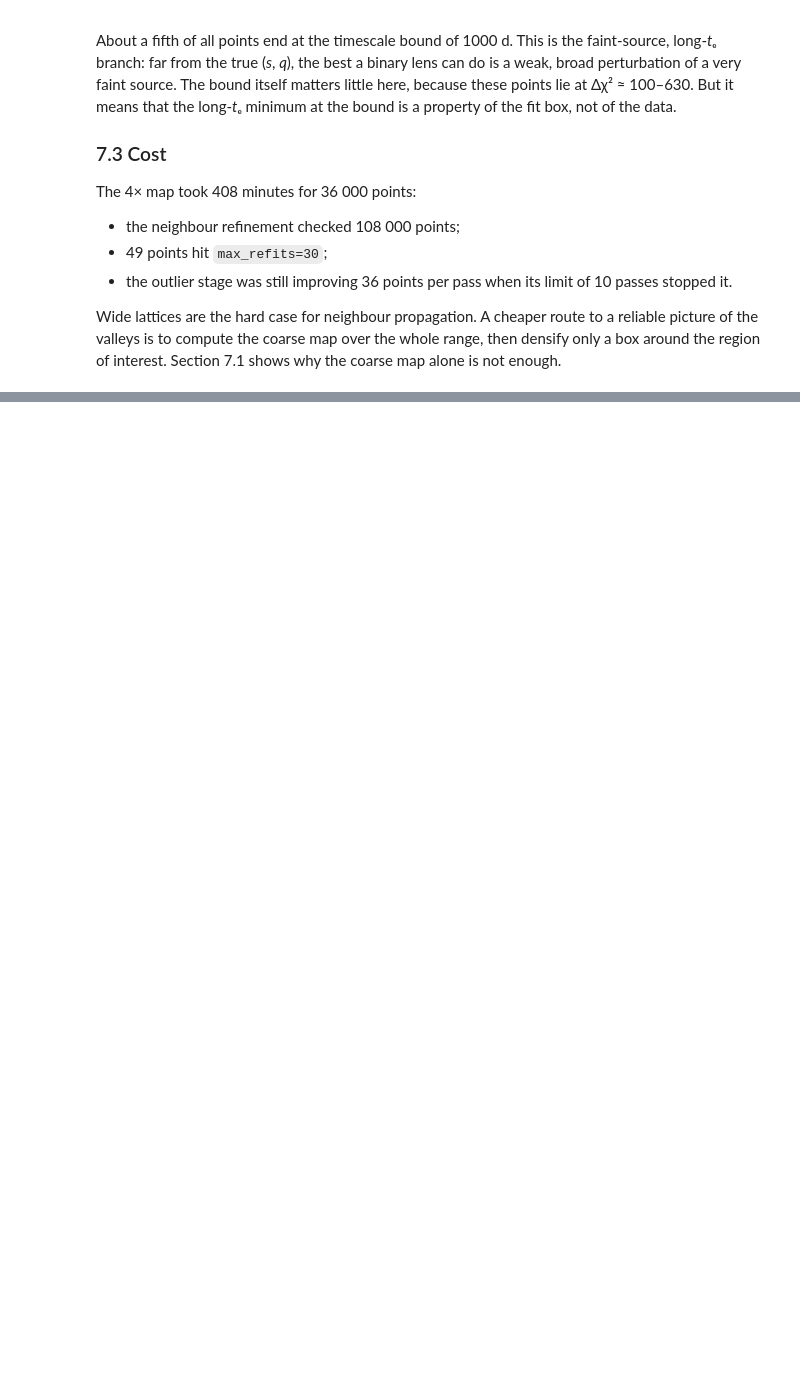
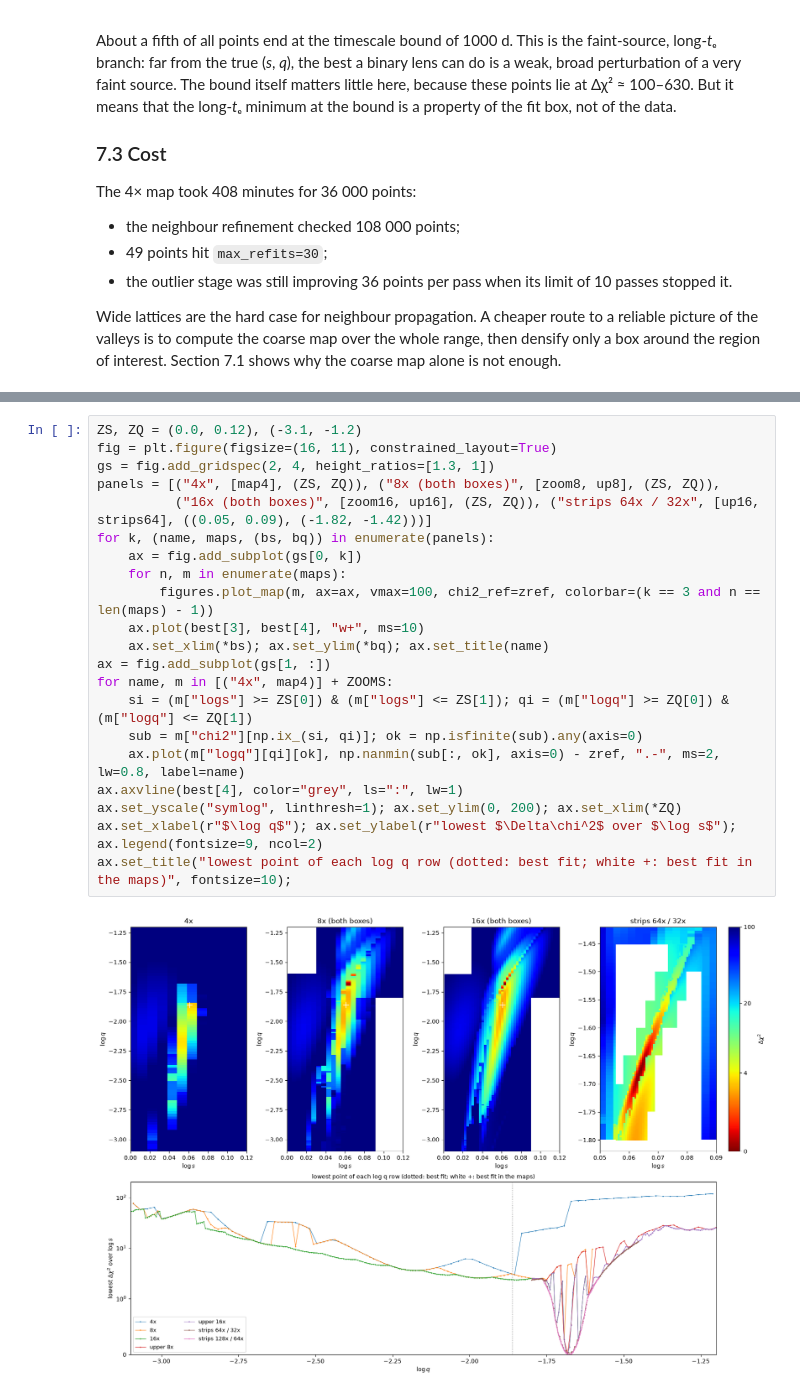
Before and after one commit to hippke/lenscape, a Jupyter notebook: notebooks/example_kb200202.ipynb, the cells around one changed output, grey strips where cells are left out. Drawn from its saved outputs; the diff is of its cells as text; blank space fills up the shorter version.

```diff
--- a/notebooks/example_kb200202.ipynb
+++ b/notebooks/example_kb200202.ipynb
@@ -389,0 +491,23 @@ why the coarse map alone is not enough.
+# %%
+ZS, ZQ = (0.0, 0.12), (-3.1, -1.2)
+fig = plt.figure(figsize=(16, 11), constrained_layout=True)
+gs = fig.add_gridspec(2, 4, height_ratios=[1.3, 1])
+panels = [("4x", [map4], (ZS, ZQ)), ("8x (both boxes)", [zoom8, up8], (ZS, ZQ)),
+          ("16x (both boxes)", [zoom16, up16], (ZS, ZQ)), ("strips 64x / 32x", [up16, strips64], ((0.05, 0.09), (-1.82, -1.42)))]
+for k, (name, maps, (bs, bq)) in enumerate(panels):
+    ax = fig.add_subplot(gs[0, k])
+    for n, m in enumerate(maps):
+        figures.plot_map(m, ax=ax, vmax=100, chi2_ref=zref, colorbar=(k == 3 and n == len(maps) - 1))
+    ax.plot(best[3], best[4], "w+", ms=10)
+    ax.set_xlim(*bs); ax.set_ylim(*bq); ax.set_title(name)
+ax = fig.add_subplot(gs[1, :])
+for name, m in [("4x", map4)] + ZOOMS:
+    si = (m["logs"] >= ZS[0]) & (m["logs"] <= ZS[1]); qi = (m["logq"] >= ZQ[0]) & (m["logq"] <= ZQ[1])
+    sub = m["chi2"][np.ix_(si, qi)]; ok = np.isfinite(sub).any(axis=0)
+    ax.plot(m["logq"][qi][ok], np.nanmin(sub[:, ok], axis=0) - zref, ".-", ms=2, lw=0.8, label=name)
+ax.axvline(best[4], color="grey", ls=":", lw=1)
+ax.set_yscale("symlog", linthresh=1); ax.set_ylim(0, 200); ax.set_xlim(*ZQ)
+ax.set_xlabel(r"$\log q$"); ax.set_ylabel(r"lowest $\Delta\chi^2$ over $\log s$"); ax.legend(fontsize=9, ncol=2)
+ax.set_title("lowest point of each log q row (dotted: best fit; white +: best fit in the maps)", fontsize=10);
+# %% [output]
+[figure, added]
```
Also changed, not shown: parts of 7 cells of this notebook, 8 other files.
